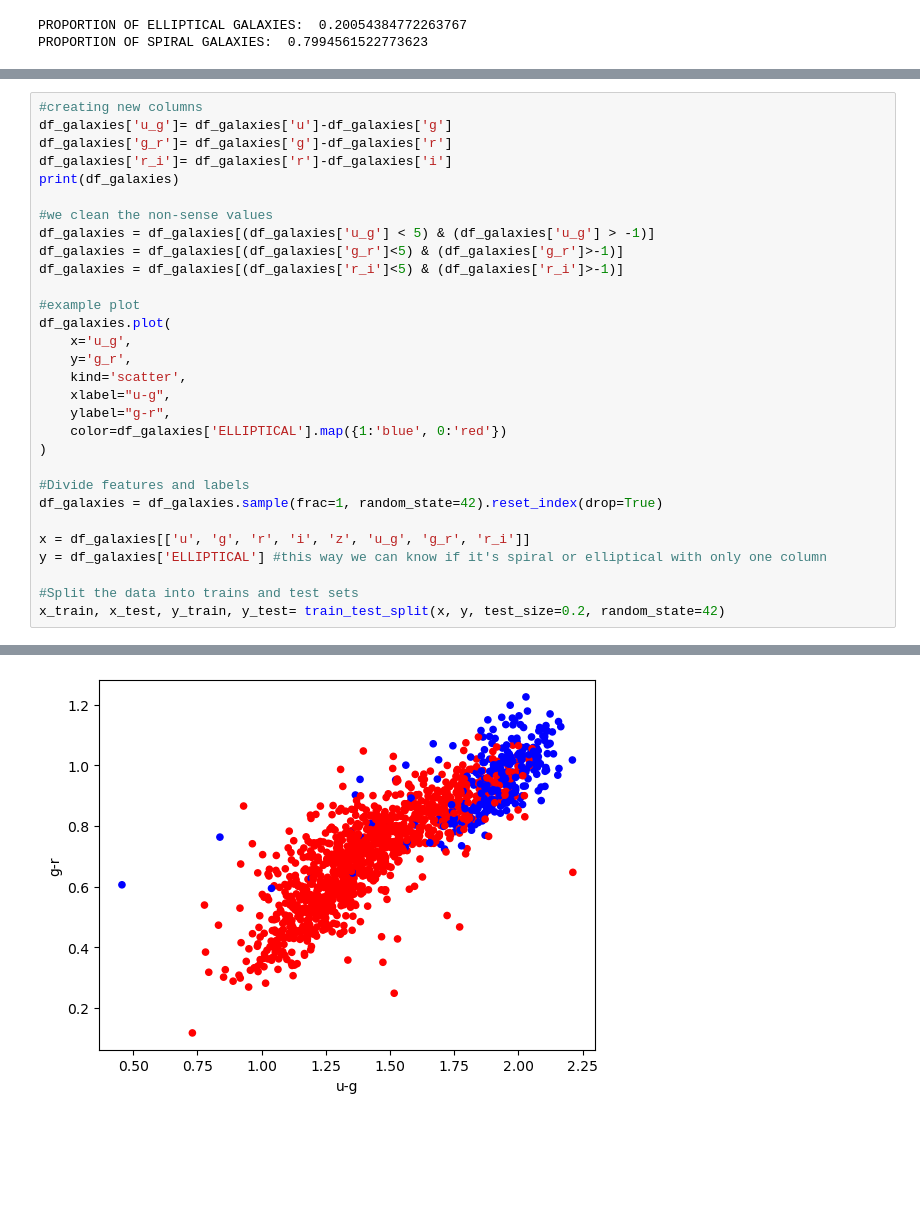
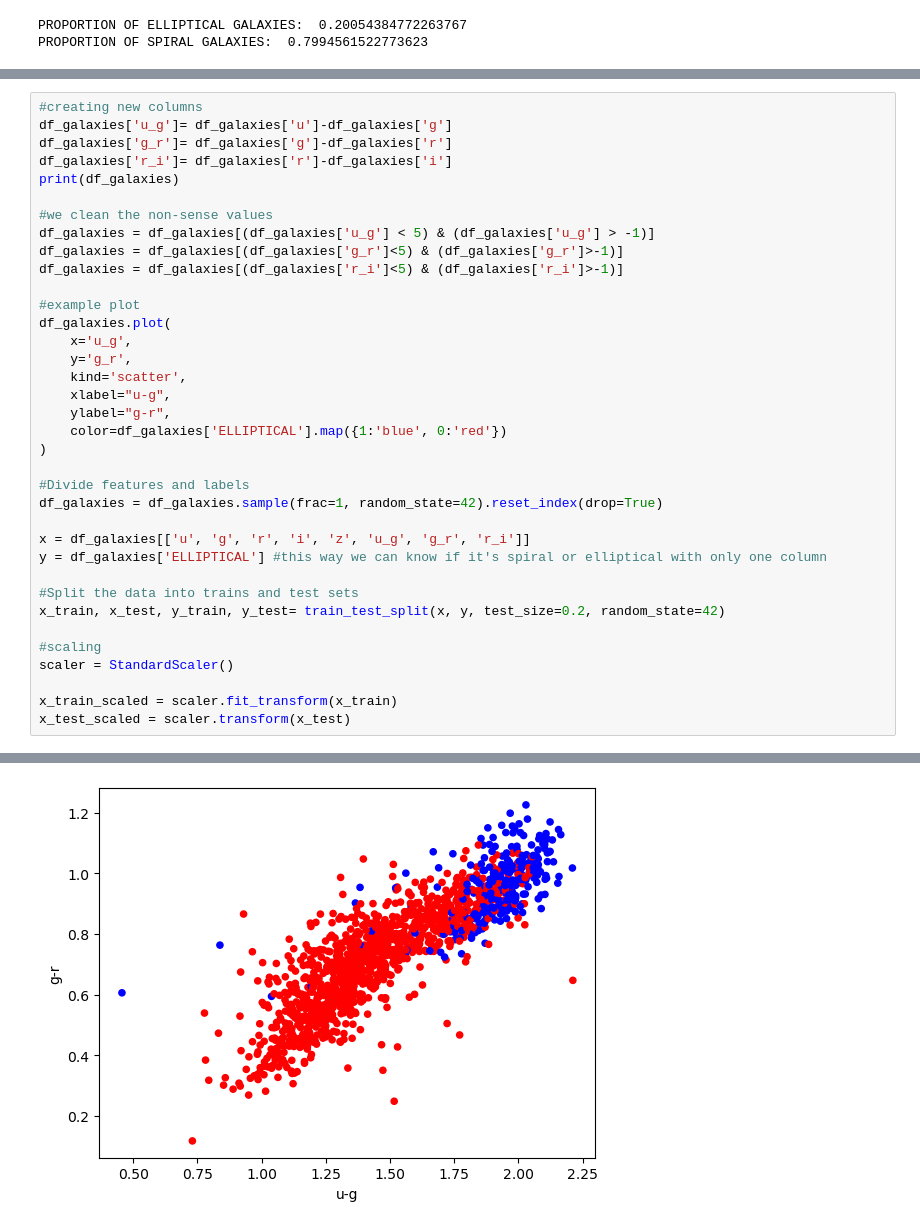
Before and after one commit to UxueLo/basic-galaxy-classifier, a Jupyter notebook: galaxy_classifier.ipynb, the cells around one changed output, grey strips where cells are left out. Saved outputs shown, nothing was run; the diff lists cells and outputs as text; blank space fills up the shorter version.

```diff
--- a/galaxy_classifier.ipynb
+++ b/galaxy_classifier.ipynb
@@ -138,4 +142,10 @@ y = df_galaxies['ELLIPTICAL'] #this way we can know if it's spiral or elliptical
 
 #Split the data into trains and test sets
 x_train, x_test, y_train, y_test= train_test_split(x, y, test_size=0.2, random_state=42)
+
+#scaling
+scaler = StandardScaler()
+
+x_train_scaled = scaler.fit_transform(x_train)
+x_test_scaled = scaler.transform(x_test)
 # %% [output]
@@ -159 +169 @@ X ES:               u         g         r         i         z      u_g      g_r
-[figure, old version]
+[figure, new version]
```
Also changed, not shown: parts of 5 cells of this notebook, 1 other file.
